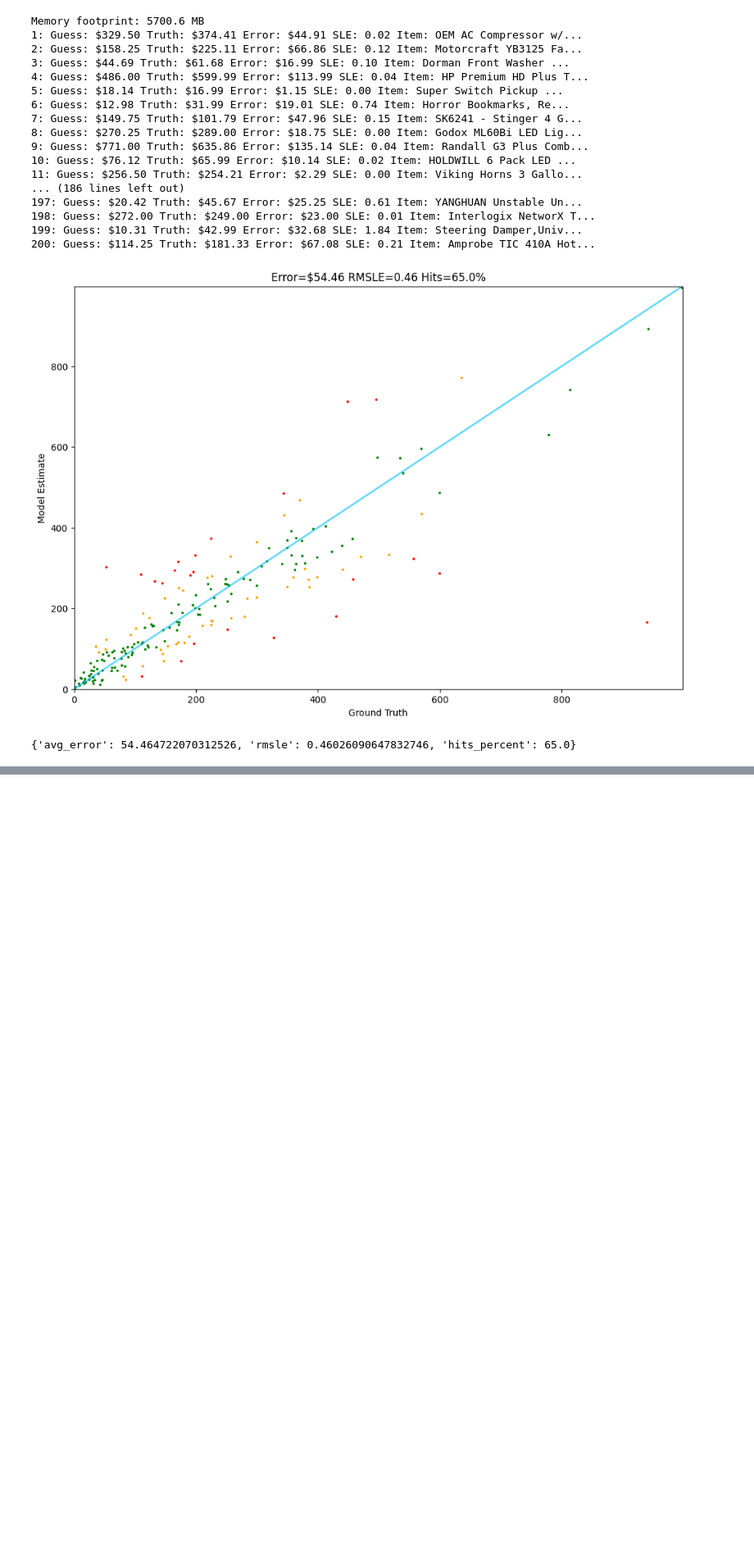
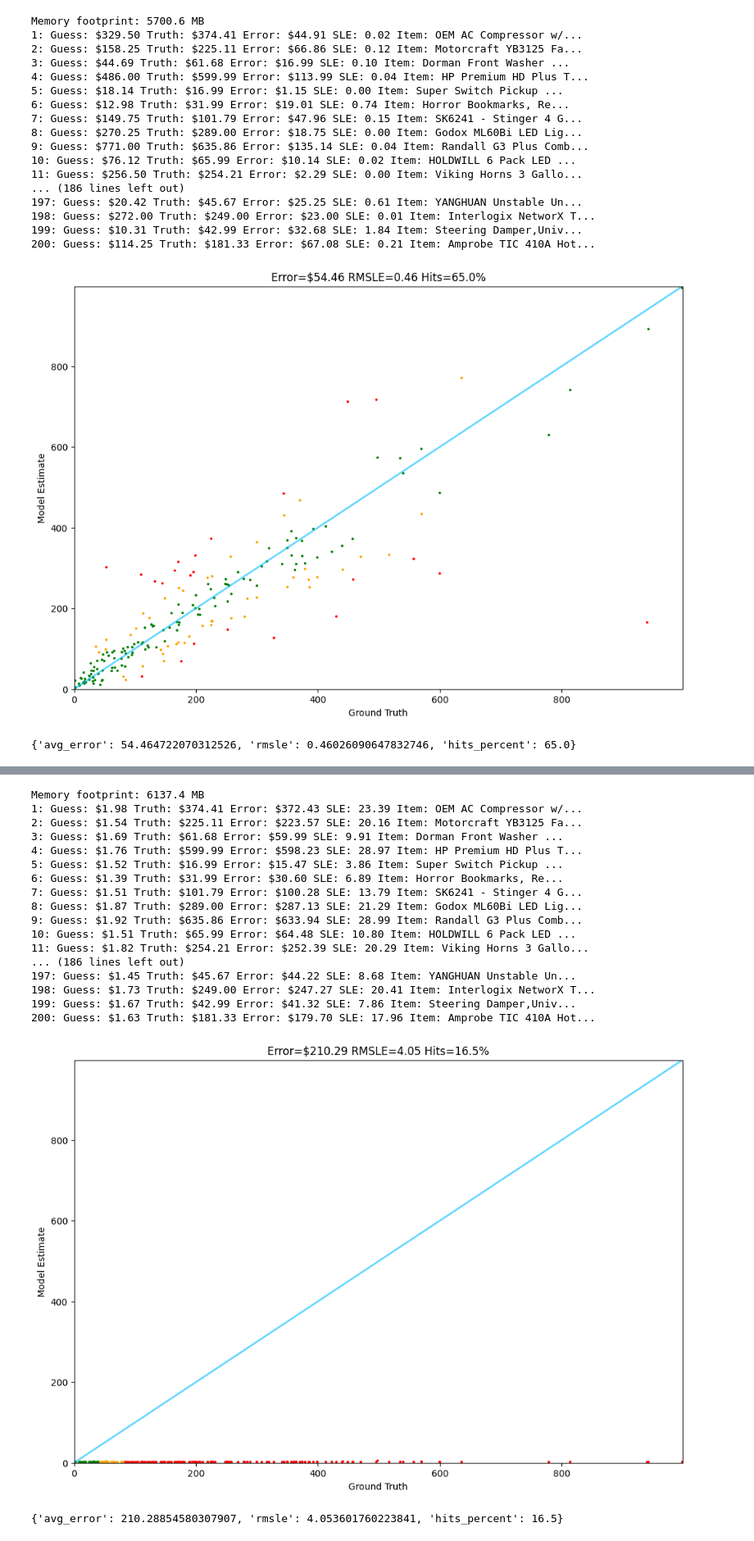
Before and after one commit to Arupreza/ShopAI, a Jupyter notebook: execution.ipynb, the cells around one changed output, grey strips where cells are left out. Shown at 82% size. Cells and saved outputs as stored; diff of their text form; code cells hidden in the pictures; blank space fills up the shorter version.

```diff
--- a/execution.ipynb
+++ b/execution.ipynb
@@ -75,0 +150,25 @@ Memory footprint: 5700.6 MB
+# %%
+from model_src.evaluation import qwen_evaluation
+
+results = qwen_evaluation("test_qwen3_8b-test_qwen3_debug/checkpoint-500", test_amount=200)
+print(results)
+# %% [output]
+Memory footprint: 6137.4 MB
+1: Guess: $1.98 Truth: $374.41 Error: $372.43 SLE: 23.39 Item: OEM AC Compressor w/...
+2: Guess: $1.54 Truth: $225.11 Error: $223.57 SLE: 20.16 Item: Motorcraft YB3125 Fa...
+3: Guess: $1.69 Truth: $61.68 Error: $59.99 SLE: 9.91 Item: Dorman Front Washer ...
+4: Guess: $1.76 Truth: $599.99 Error: $598.23 SLE: 28.97 Item: HP Premium HD Plus T...
+5: Guess: $1.52 Truth: $16.99 Error: $15.47 SLE: 3.86 Item: Super Switch Pickup ...
+6: Guess: $1.39 Truth: $31.99 Error: $30.60 SLE: 6.89 Item: Horror Bookmarks, Re...
+7: Guess: $1.51 Truth: $101.79 Error: $100.28 SLE: 13.79 Item: SK6241 - Stinger 4 G...
+8: Guess: $1.87 Truth: $289.00 Error: $287.13 SLE: 21.29 Item: Godox ML60Bi LED Lig...
+9: Guess: $1.92 Truth: $635.86 Error: $633.94 SLE: 28.99 Item: Randall G3 Plus Comb...
+10: Guess: $1.51 Truth: $65.99 Error: $64.48 SLE: 10.80 Item: HOLDWILL 6 Pack LED ...
+11: Guess: $1.82 Truth: $254.21 Error: $252.39 SLE: 20.29 Item: Viking Horns 3 Gallo...
+... (186 lines left out)
+197: Guess: $1.45 Truth: $45.67 Error: $44.22 SLE: 8.68 Item: YANGHUAN Unstable Un...
+198: Guess: $1.73 Truth: $249.00 Error: $247.27 SLE: 20.41 Item: Interlogix NetworX T...
+199: Guess: $1.67 Truth: $42.99 Error: $41.32 SLE: 7.86 Item: Steering Damper,Univ...
+200: Guess: $1.63 Truth: $181.33 Error: $179.70 SLE: 17.96 Item: Amprobe TIC 410A Hot...
+[figure, added]
+{'avg_error': 210.28854580307907, 'rmsle': 4.053601760223841, 'hits_percent': 16.5}
```
Also changed, not shown: parts of 4 cells of this notebook.
